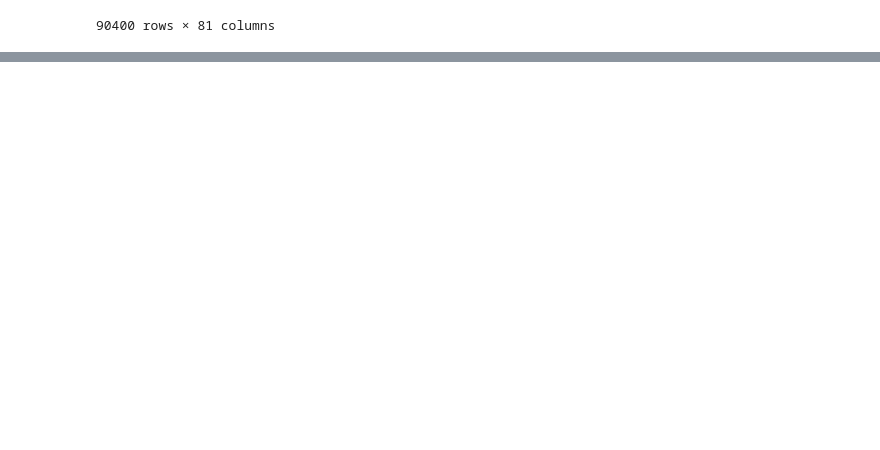
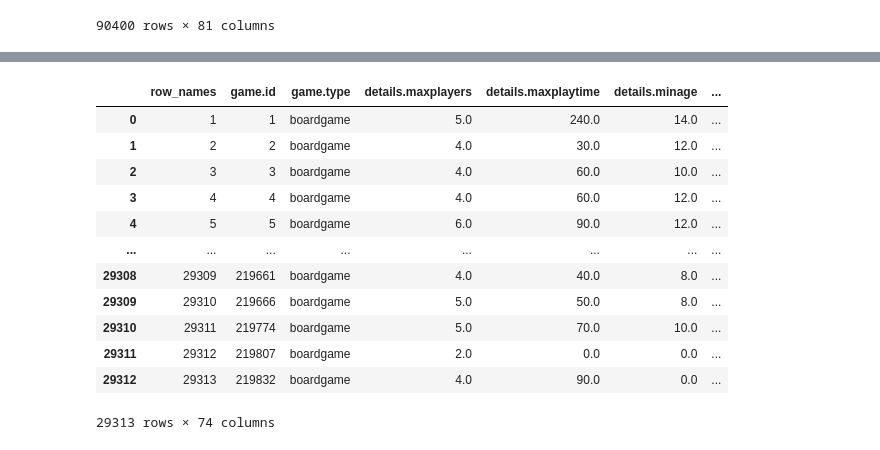
Before and after one commit to vutvut/immersive_sql_assignment, a Jupyter notebook: Board Games SQL Assignment.ipynb, the cells around one changed output, grey strips where cells are left out. Cells and saved outputs as stored; diff of their text form; code cells hidden in the pictures; blank space fills up the shorter version.

```diff
--- a/Board Games SQL Assignment.ipynb
+++ b/Board Games SQL Assignment.ipynb
@@ -112,0 +170,19 @@ data_df
+# %%
+topics2 = "SELECT * FROM 'bgg.topics';"
+
+data_df = pd.read_sql(topics2, engine)
+data_df
+# %% [output]
+|  | row_names | game.id | game.type | details.maxplayers | details.maxplaytime | details.minage | ... |
+| 0 | 1 | 1 | boardgame | 5.0 | 240.0 | 14.0 | ... |
+| 1 | 2 | 2 | boardgame | 4.0 | 30.0 | 12.0 | ... |
+| 2 | 3 | 3 | boardgame | 4.0 | 60.0 | 10.0 | ... |
+| 3 | 4 | 4 | boardgame | 4.0 | 60.0 | 12.0 | ... |
+| 4 | 5 | 5 | boardgame | 6.0 | 90.0 | 12.0 | ... |
+| ... | ... | ... | ... | ... | ... | ... | ... |
+| 29308 | 29309 | 219661 | boardgame | 4.0 | 40.0 | 8.0 | ... |
+| 29309 | 29310 | 219666 | boardgame | 5.0 | 50.0 | 8.0 | ... |
+| 29310 | 29311 | 219774 | boardgame | 5.0 | 70.0 | 10.0 | ... |
+| 29311 | 29312 | 219807 | boardgame | 2.0 | 0.0 | 0.0 | ... |
+| 29312 | 29313 | 219832 | boardgame | 4.0 | 90.0 | 0.0 | ... |
+29313 rows × 74 columns
```
Also changed, not shown: parts of 3 cells of this notebook.
